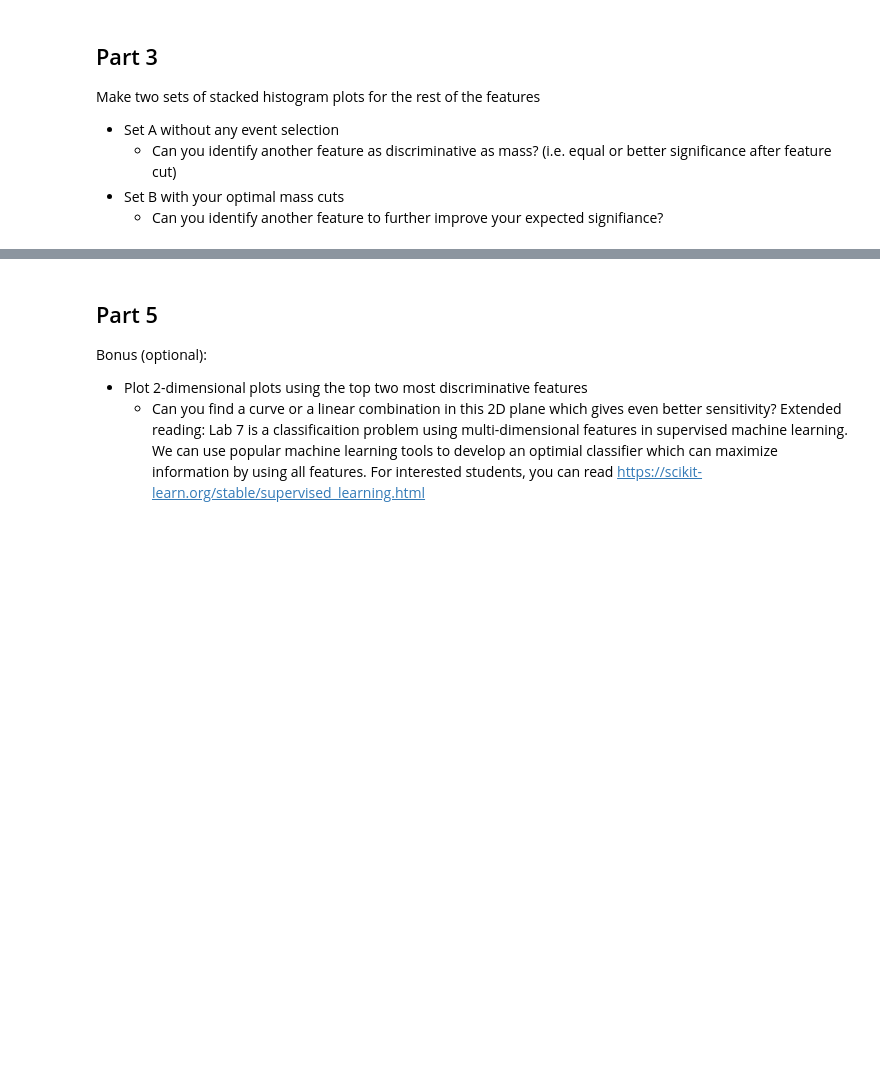
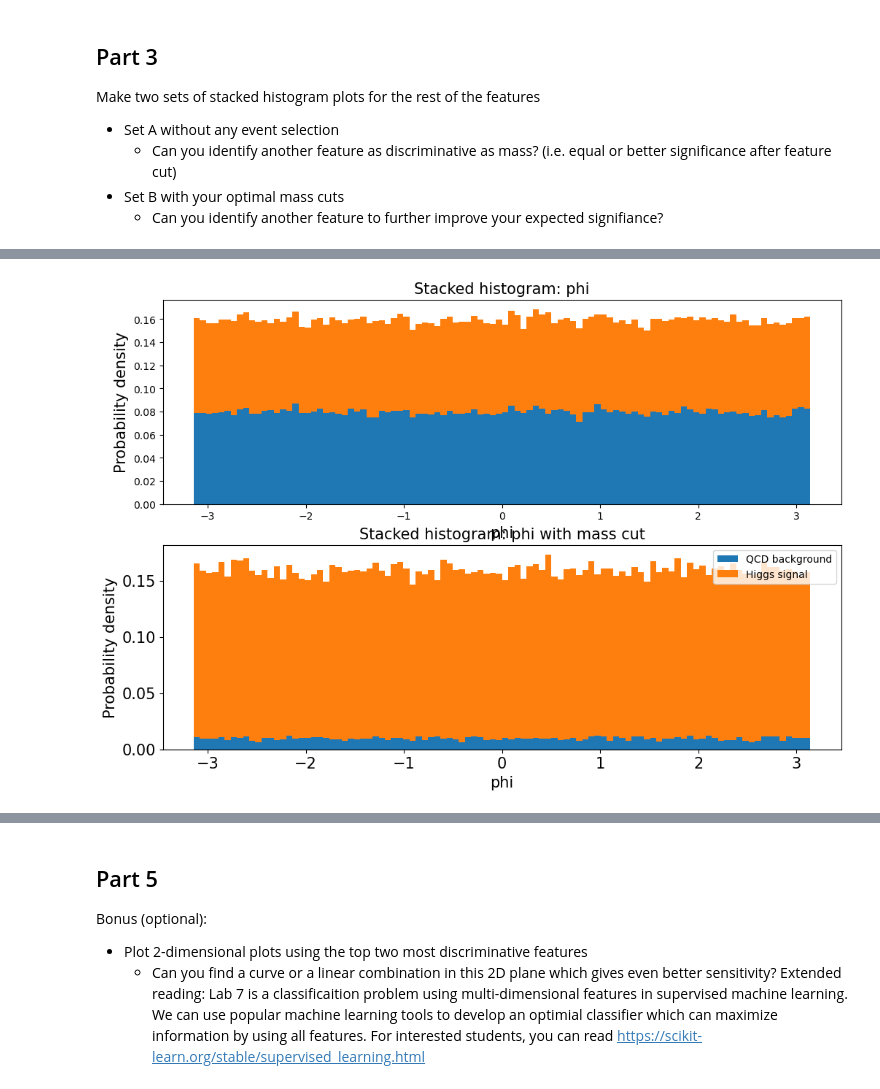
Before and after one commit to jenniv27/phys434, a Jupyter notebook: Labs/Lab7and8.ipynb, the cells around one changed output, grey strips where cells are left out. Cells and saved outputs as stored; diff of their text form; code cells hidden in the pictures; blank space fills up the shorter version.

```diff
--- a/Labs/Lab7and8.ipynb
+++ b/Labs/Lab7and8.ipynb
@@ -124,0 +199,4 @@ Make two sets of stacked histogram plots for the rest of the features
+# %%
+plot_comparison(qcd_dict, higgs_dict, output[0], output[1], 'phi')
+# %% [output]
+[figure, added]
```
Also changed, not shown: parts of 22 cells of this notebook.
